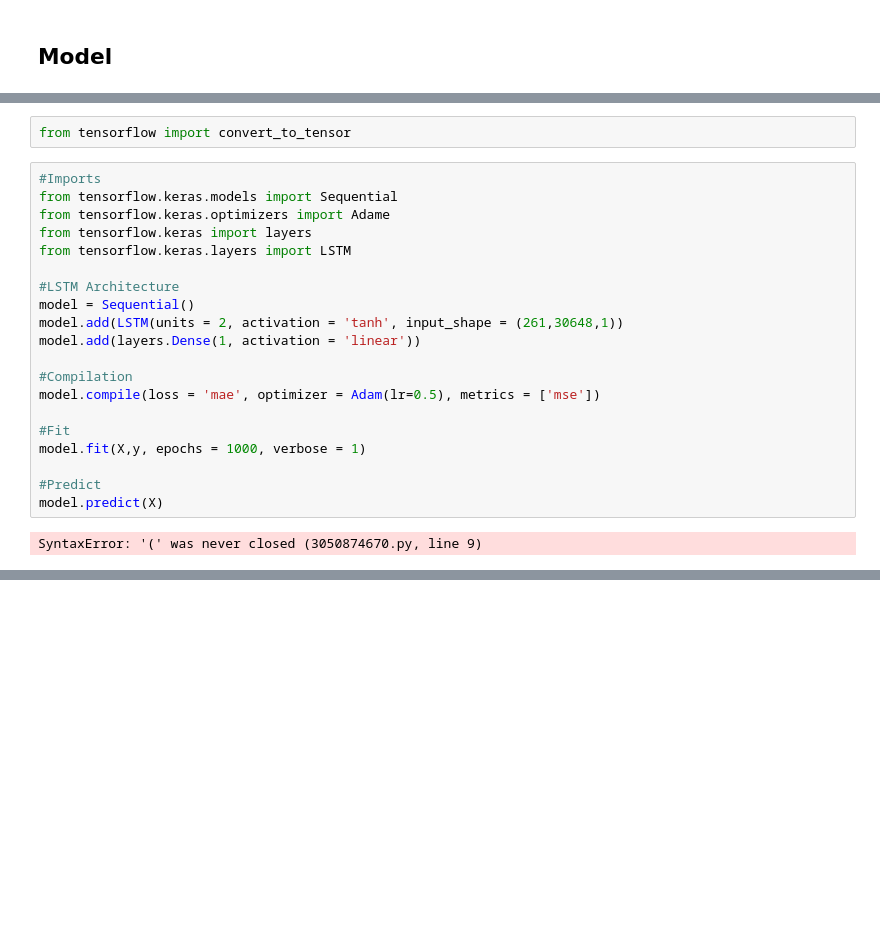
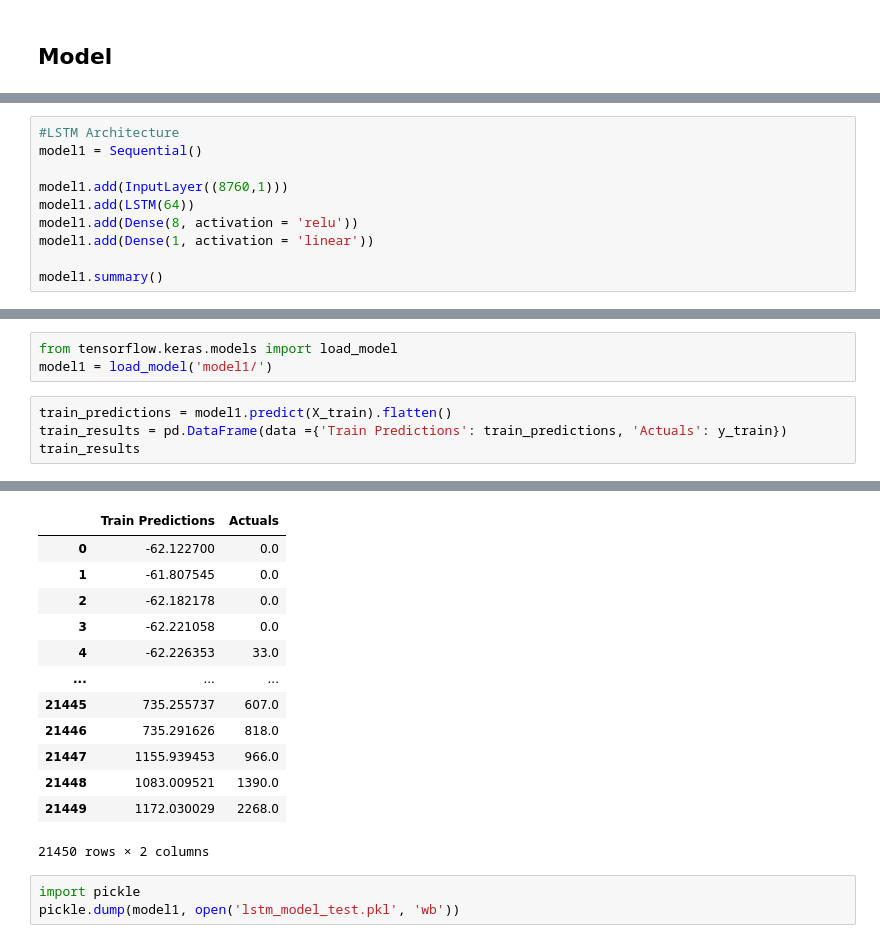
Before and after one commit to Arizona3000/metro_seoul, a Jupyter notebook: notebooks/lstm_model.ipynb, the cells around one changed output, grey strips where cells are left out. Drawn from its saved outputs; the diff is of its cells as text; blank space fills up the shorter version.

```diff
--- a/notebooks/lstm_model.ipynb
+++ b/notebooks/lstm_model.ipynb
@@ -130,0 +211,10 @@ test[test[0] == True]
+# %%
+#LSTM Architecture
+model1 = Sequential()
+
+model1.add(InputLayer((8760,1)))
+model1.add(LSTM(64))
+model1.add(Dense(8, activation = 'relu'))
+model1.add(Dense(1, activation = 'linear'))
+
+model1.summary()
@@ -131,24 +268,8 @@ test[test[0] == True]
 # %%
-from tensorflow import convert_to_tensor
+from tensorflow.keras.models import load_model
+model1 = load_model('model1/')
-# %%
-#Imports
-from tensorflow.keras.models import Sequential
-from tensorflow.keras.optimizers import Adame
-from tensorflow.keras import layers
-from tensorflow.keras.layers import LSTM
-
-#LSTM Architecture
-model = Sequential()
-model.add(LSTM(units = 2, activation = 'tanh', input_shape = (261,30648,1))
-model.add(layers.Dense(1, activation = 'linear'))
-
-#Compilation
-model.compile(loss = 'mae', optimizer = Adam(lr=0.5), metrics = ['mse'])
-
-#Fit
-model.fit(X,y, epochs = 1000, verbose = 1)
-
-#Predict
-model.predict(X)
-# %% [output]
-SyntaxError: '(' was never closed (3050874670.py, line 9)
+# %%
+train_predictions = model1.predict(X_train).flatten()
+train_results = pd.DataFrame(data ={'Train Predictions': train_predictions, 'Actuals': y_train})
+train_results
+# %% [output]
@@ -154,0 +277,16 @@ SyntaxError: '(' was never closed (3050874670.py, line 9)
+|  | Train Predictions | Actuals |
+| 0 | -62.122700 | 0.0 |
+| 1 | -61.807545 | 0.0 |
+| 2 | -62.182178 | 0.0 |
+| 3 | -62.221058 | 0.0 |
+| 4 | -62.226353 | 33.0 |
+| ... | ... | ... |
+| 21445 | 735.255737 | 607.0 |
+| 21446 | 735.291626 | 818.0 |
+| 21447 | 1155.939453 | 966.0 |
+| 21448 | 1083.009521 | 1390.0 |
+| 21449 | 1172.030029 | 2268.0 |
+21450 rows × 2 columns
+# %%
+import pickle
+pickle.dump(model1, open('lstm_model_test.pkl', 'wb'))
```
Also changed, not shown: parts of 17 cells of this notebook.
